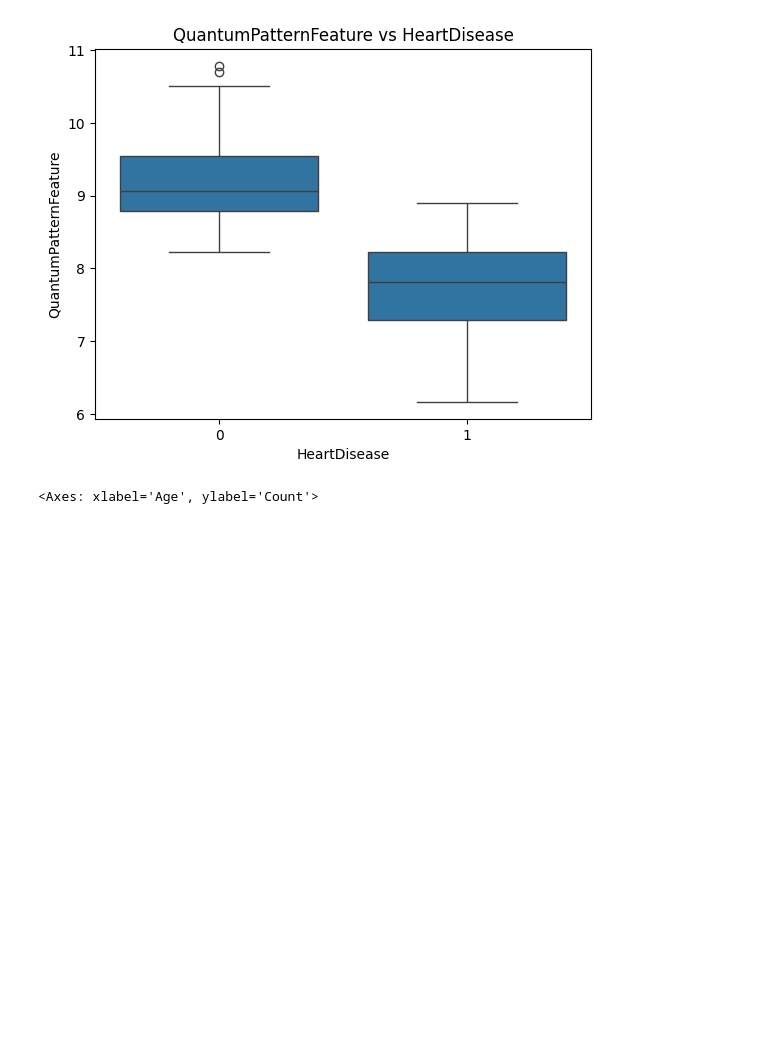
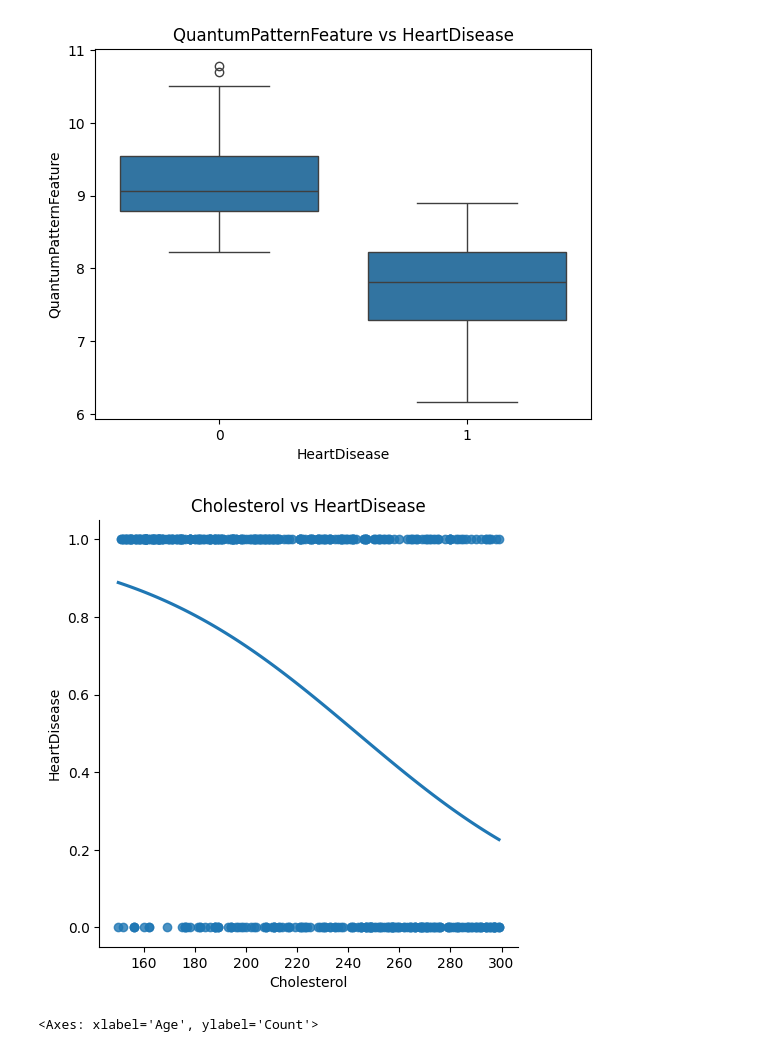
Before and after one commit to draco987987/Heart_Failure_Prediction_Proyect, a Jupyter notebook: jupyter_notebooks/Notebook_Template.ipynb, the cells around one changed output. Saved outputs shown, nothing was run; the diff lists cells and outputs as text; code cells hidden in the pictures; blank space fills up the shorter version.

```diff
--- a/jupyter_notebooks/Notebook_Template.ipynb
+++ b/jupyter_notebooks/Notebook_Template.ipynb
@@ -182,6 +191,12 @@ plt.title("QuantumPatternFeature vs HeartDisease")
 plt.show()
 # %% [output]
 [figure]
+# %%
+sns.lmplot(x="Cholesterol", y="HeartDisease", data=df, logistic=True, ci=None)
+plt.title("Cholesterol vs HeartDisease")
+plt.show()
+# %% [output]
+[figure, added]
 # %%
 sns.histplot(df['Age'], bins=20, kde=True)
 # %% [output]
```
Also changed, not shown: parts of 11 cells of this notebook, 1 other file.
